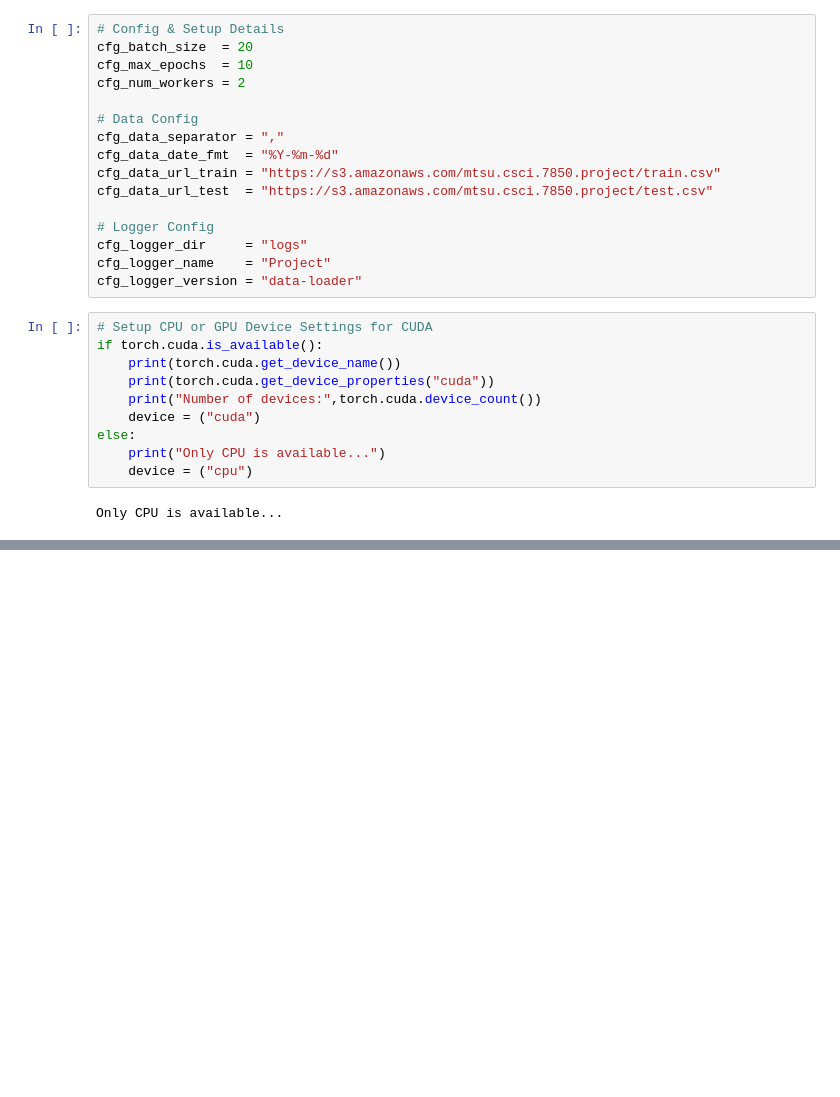
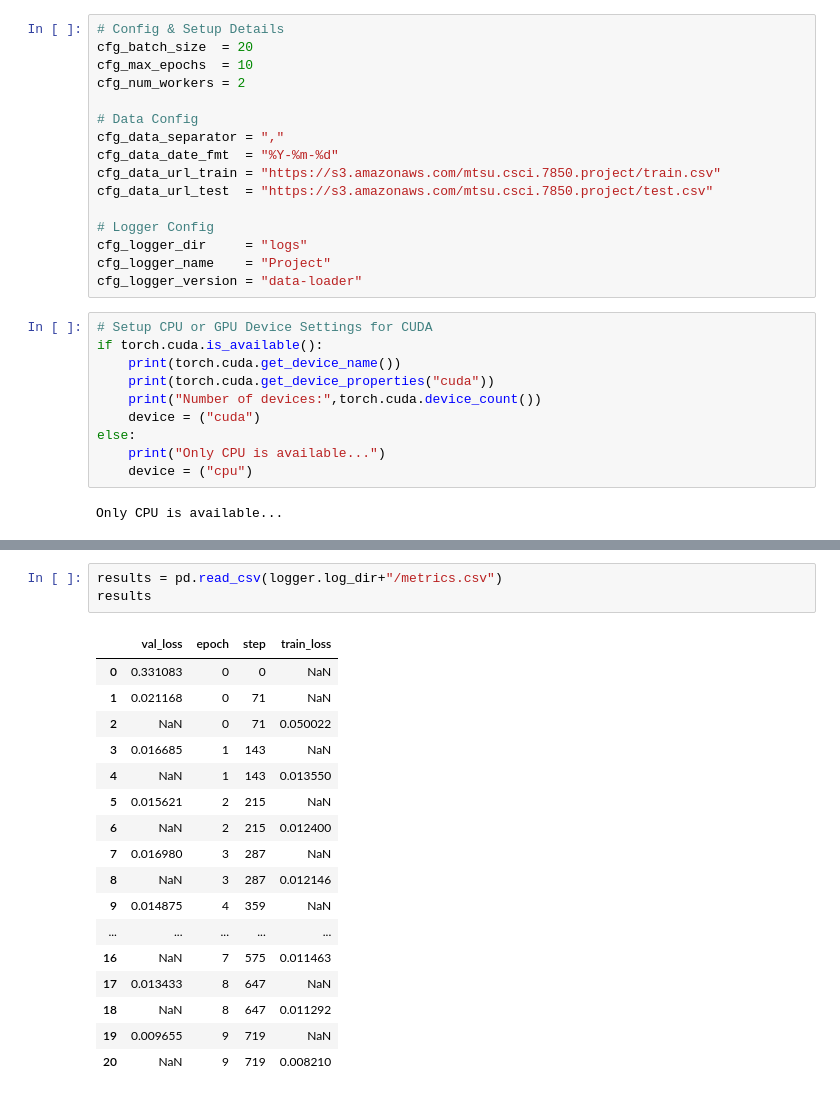
Before and after one commit to richardhoehn/mtsu.csci.7850.project, a Jupyter notebook: src/notebooks/data-loader.ipynb, the cells around one changed output, grey strips where cells are left out. Cells and saved outputs as stored; diff of their text form; blank space fills up the shorter version.

```diff
--- a/src/notebooks/data-loader.ipynb
+++ b/src/notebooks/data-loader.ipynb
@@ -172,0 +288,21 @@ plt.show()
+# %%
+results = pd.read_csv(logger.log_dir+"/metrics.csv")
+results
+# %% [output]
+|  | val_loss | epoch | step | train_loss |
+| 0 | 0.331083 | 0 | 0 | NaN |
+| 1 | 0.021168 | 0 | 71 | NaN |
+| 2 | NaN | 0 | 71 | 0.050022 |
+| 3 | 0.016685 | 1 | 143 | NaN |
+| 4 | NaN | 1 | 143 | 0.013550 |
+| 5 | 0.015621 | 2 | 215 | NaN |
+| 6 | NaN | 2 | 215 | 0.012400 |
+| 7 | 0.016980 | 3 | 287 | NaN |
+| 8 | NaN | 3 | 287 | 0.012146 |
+| 9 | 0.014875 | 4 | 359 | NaN |
+| ... | ... | ... | ... | ... |
+| 16 | NaN | 7 | 575 | 0.011463 |
+| 17 | 0.013433 | 8 | 647 | NaN |
+| 18 | NaN | 8 | 647 | 0.011292 |
+| 19 | 0.009655 | 9 | 719 | NaN |
+| 20 | NaN | 9 | 719 | 0.008210 |
```
Also changed, not shown: parts of 18 cells of this notebook, 2 other files.
